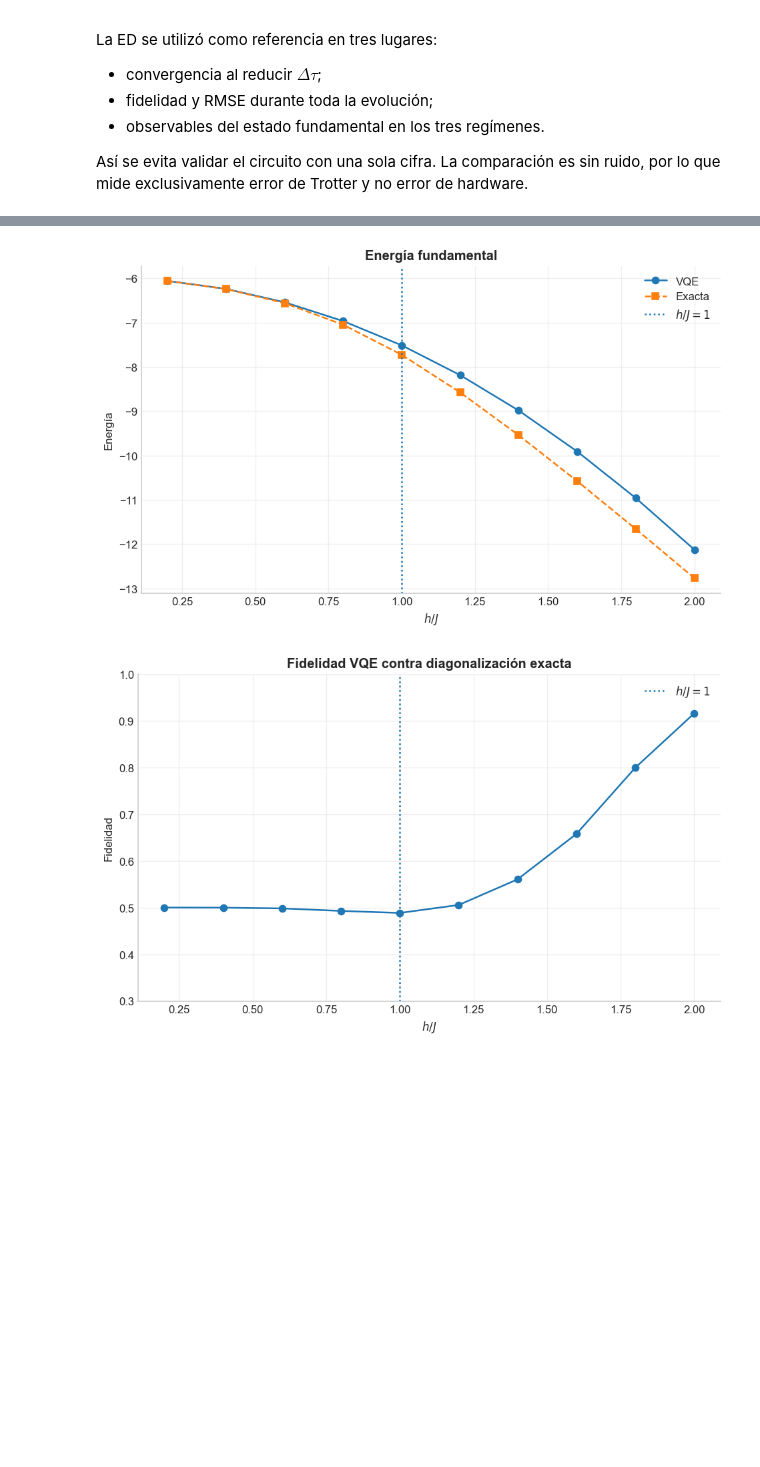
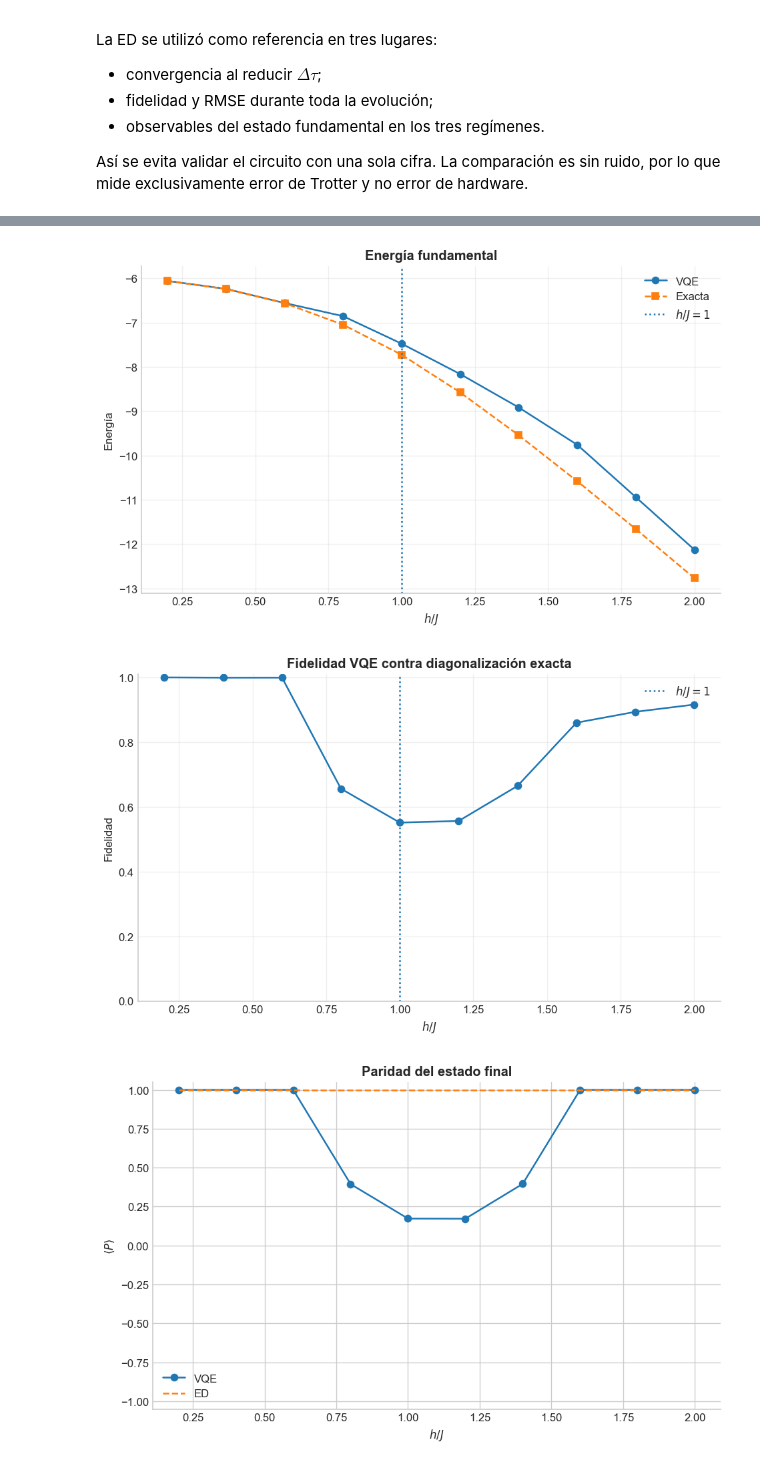
Before and after one commit to BenSanHer/Quetzal-Quantum, a Jupyter notebook: notebooks/01_tfim_trotter_ed_vqe.ipynb, the cells around one changed output, grey strips where cells are left out. Drawn from its saved outputs; the diff is of its cells as text; code cells hidden in the pictures; blank space fills up the shorter version.

Commit message:
feat: add TFIM parity continuation results

```diff
--- a/notebooks/01_tfim_trotter_ed_vqe.ipynb
+++ b/notebooks/01_tfim_trotter_ed_vqe.ipynb
@@ -427,6 +460,8 @@ for h in valores_h:
         learning_rate=learning_rate,
         max_steps=max_steps,
         seeds=seeds,
+        paridad_objetivo=paridad_objetivo_vqe,
+        peso_paridad=peso_paridad_vqe,
     )
 
     estado_vqe = np.asarray(
@@ -465,6 +500,13 @@ for h in valores_h:
         "h/J": h / J,
         "E_VQE": energia_vqe,
         "E_exacta": energia_exacta,
+        "costo": resultado_vqe["costo_vqe"],
+        "paridad_VQE": resultado_vqe["paridad_vqe"],
+        "paridad_ED": float(np.vdot(estado_exacto, estado_exacto[::-1]).real),
+        "peso_sector_incorrecto": (1 - paridad_objetivo_vqe * resultado_vqe["paridad_vqe"]) / 2,
+        "penalizacion_paridad": resultado_vqe["penalizacion_paridad"],
+        "semilla": resultado_vqe["semilla"],
+        "pasos": resultado_vqe["pasos_realizados"],
         "error_E": abs(energia_vqe - energia_exacta),
         "fidelidad": fidelidad,
         "Mz_VQE": observables_vqe["Mz"],
@@ -477,6 +519,9 @@ for h in valores_h:
         "Mx_exacto": observables_exactos["Mx"],
     })
 
+    print(f"Seleccionado: E={energia_vqe:.9f}, F={fidelidad:.6f}, "
+          f"<P>={resultado_vqe['paridad_vqe']:.6f}")
+
     estados_vqe[h] = {
         "estado_vqe": estado_vqe,
         "estado_exacto": estado_exacto,
@@ -484,7 +529,24 @@ for h in valores_h:
     }
 
 tabla = pd.DataFrame(resultados)
-display(tabla.round(6))
+display(tabla[['h/J', 'E_VQE', 'E_exacta', 'error_E', 'fidelidad', 'paridad_VQE', 'costo', 'semilla', 'pasos']].round(6))
+
+# Guardamos las cifras completas y los estados de los resultados seleccionados.
+tabla.to_csv(PROJECT_ROOT / "reports" / "tfim_vqe_paridad.csv", index=False)
+datos_vqe = {
+    "campos": valores_h, "J": J, "n_qubits": n_qubits,
+    "n_layers": n_layers, "learning_rate": learning_rate,
+    "max_steps": max_steps, "seeds": seeds,
+    "paridad_objetivo": paridad_objetivo_vqe,
+    "peso_paridad": peso_paridad_vqe,
+}
+for h, datos in estados_vqe.items():
+    etiqueta = f"h_{h:.1f}"
+    datos_vqe[f"{etiqueta}_estado_vqe"] = datos["estado_vqe"]
+    datos_vqe[f"{etiqueta}_estado_exacto"] = datos["estado_exacto"]
+    for clave in ("parametros_optimos", "historial", "historial_costo", "historial_paridad"):
+        datos_vqe[f"{etiqueta}_{clave}"] = np.asarray(datos["resultado_vqe"][clave])
+np.savez_compressed(PROJECT_ROOT / "reports" / "tfim_vqe_paridad_estados.npz", **datos_vqe)
 # %% [output]
 ============================================================
 J = 1.0, h = 0.2, h/J = 0.2
@@ -534,36 +596,48 @@ plt.axvline(
     linestyle=":",
     label=r"$h/J=1$",
 )
 plt.xlabel(r"$h/J$")
 plt.ylabel("Energía")
 plt.title("Energía fundamental")
 plt.grid(alpha=0.3)
 plt.legend()
 plt.tight_layout()
 plt.show()
 
 plt.figure(figsize=(8, 5))
 plt.plot(
     tabla["h/J"],
     tabla["fidelidad"],
     marker="o",
 )
 plt.axvline(
     1.0,
     linestyle=":",
     label=r"$h/J=1$",
 )
 plt.xlabel(r"$h/J$")
 plt.ylabel("Fidelidad")
 plt.title("Fidelidad VQE contra diagonalización exacta")
-plt.ylim(0.3, 1.0)
+plt.ylim(0.0, 1.01)
 plt.grid(alpha=0.3)
 plt.legend()
 plt.tight_layout()
 plt.show()
+
+plt.figure(figsize=(8, 5))
+plt.plot(tabla["h/J"], tabla["paridad_VQE"], "o-", label="VQE")
+plt.plot(tabla["h/J"], tabla["paridad_ED"], "--", label="ED")
+plt.xlabel(r"$h/J$")
+plt.ylabel(r"$\langle P\rangle$")
+plt.title("Paridad del estado final")
+plt.ylim(-1.05, 1.05)
+plt.legend()
+plt.tight_layout()
+plt.show()
 # %% [output]
-[figure, old version]
+[figure, new version]
-[figure, old version]
+[figure, new version]
+[figure, added]
 # %%
 graficas_vqe = [
     ("Mz_VQE", "Mz_exacto", r"$\langle M_z\rangle$", r"Magnetización promedio en $Z$"),
```
Also changed, not shown: parts of 24 cells of this notebook, 28 other files.
